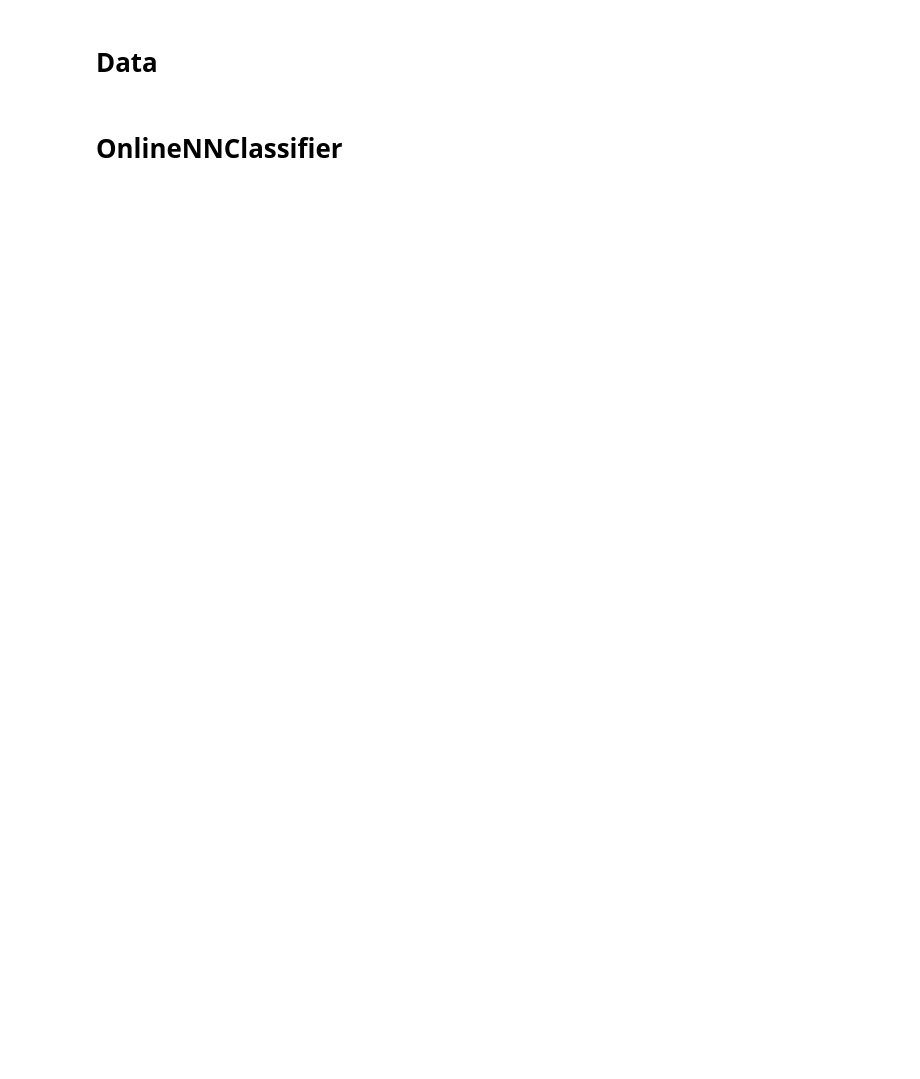
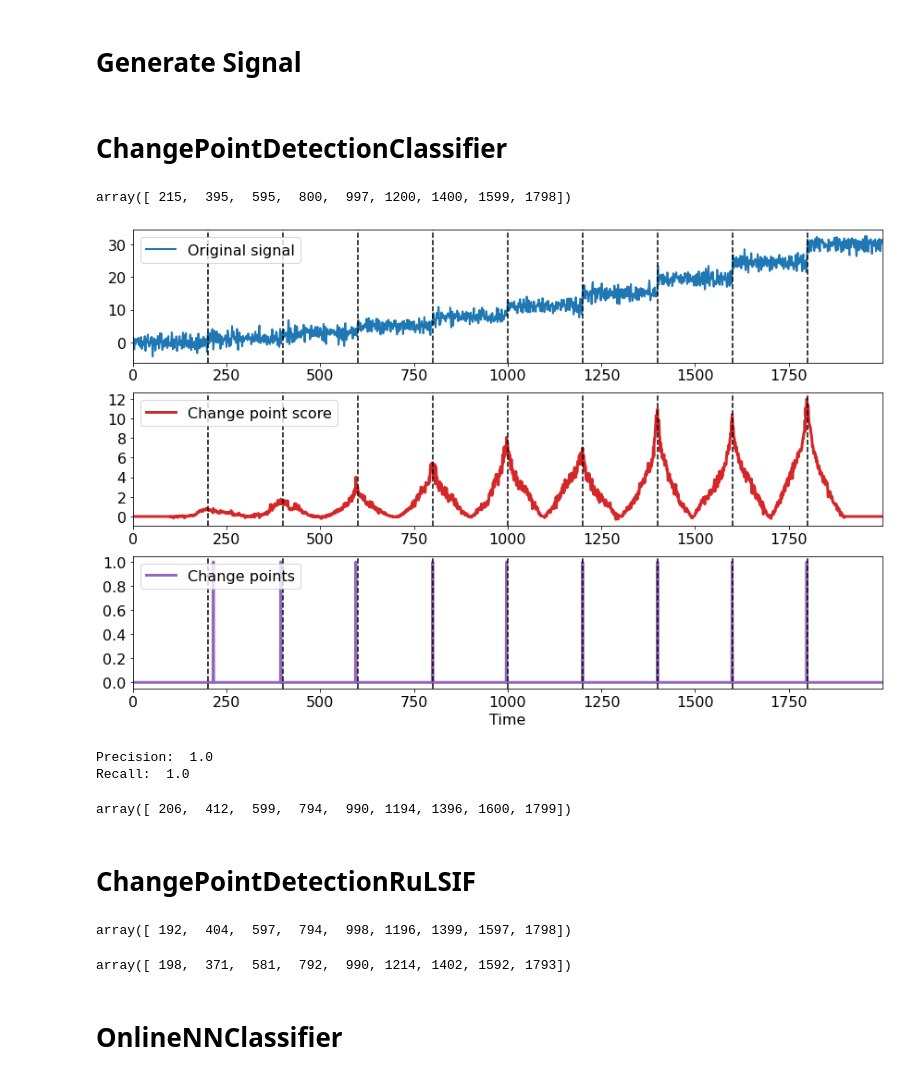
Before and after one commit to HSE-LAMBDA/roerich, a Jupyter notebook: examples/demo.ipynb, the cells around one changed output. Cells and saved outputs as stored; diff of their text form; code cells hidden in the pictures; blank space fills up the shorter version.

Commit message:
offline algorithms + metrics

```diff
--- a/examples/demo.ipynb
+++ b/examples/demo.ipynb
@@ -4,9 +5,57 @@ import roerich.algorithms
 import numpy as np
 # %% [markdown]
-# Data
+# Generate Signal
 # %%
-X, label = roerich.generate_dataset(period=200, N_tot=2000)
-T = np.arange(len(X))
+X, cps_true = roerich.generate_dataset(period=200, N_tot=2000)
+# %% [markdown]
+# ChangePointDetectionClassifier
+# %%
+# detection
+cpd = roerich.algorithms.ChangePointDetectionClassifier()
+score, cps_pred = cpd.predict(X)
+cps_pred
+# %% [output]
+array([ 215,  395,  595,  800,  997, 1200, 1400, 1599, 1798])
+# %%
+# visualization
+roerich.display(X, cps_true, score, cps_pred)
+# %% [output]
+[figure, added]
+# %%
+# metrics
+precision, recall = roerich.metrics.precision_recall_scores(cps_true, cps_pred, window=20)
+print('Precision: ', precision)
+print('Recall: ', recall)
+# %% [output]
+Precision:  1.0
+Recall:  1.0
+# %%
+# one more example
+clf = roerich.algorithms.NNClassifier()
+cpd = roerich.algorithms.ChangePointDetectionClassifier(base_classifier=clf)
+
+score, cps_pred = cpd.predict(X)
+cps_pred
+# %% [output]
+array([ 206,  412,  599,  794,  990, 1194, 1396, 1600, 1799])
+# %% [markdown]
+# ChangePointDetectionRuLSIF
+# %%
+reg = roerich.algorithms.GBDTRuLSIFRegressor(n_estimators=5)
+cpd = roerich.algorithms.ChangePointDetectionRuLSIF(reg)
+
+score, cps_pred = cpd.predict(X)
+cps_pred
+# %% [output]
+array([ 192,  404,  597,  794,  998, 1196, 1399, 1597, 1798])
+# %%
+reg = roerich.algorithms.NNRuLSIFRegressor()
+cpd = roerich.algorithms.ChangePointDetectionRuLSIF(reg)
+
+score, cps_pred = cpd.predict(X)
+cps_pred
+# %% [output]
+array([ 198,  371,  581,  792,  990, 1214, 1402, 1592, 1793])
 # %% [markdown]
 # OnlineNNClassifier
 # %%
```
Also changed, not shown: parts of 5 cells of this notebook.
